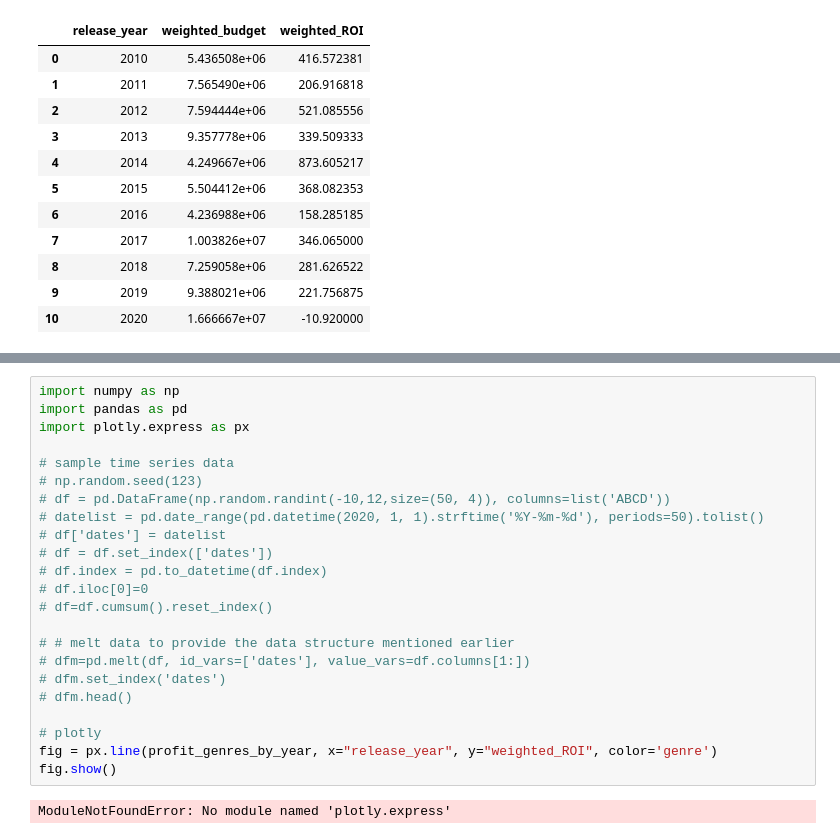
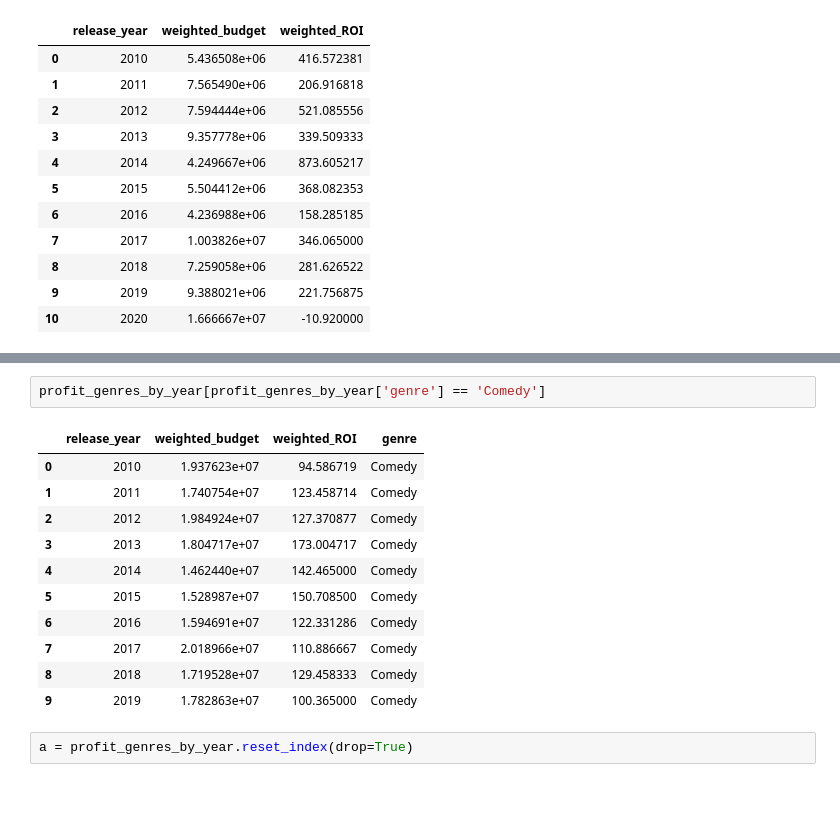
Before and after one commit to chrispfchung/mediaproject, a Jupyter notebook: Preprocessing API call Data (movieDB).ipynb, the cells around one changed output, grey strips where cells are left out. Saved outputs shown, nothing was run; the diff lists cells and outputs as text; blank space fills up the shorter version.

```diff
--- a/Preprocessing API call Data (movieDB).ipynb
+++ b/Preprocessing API call Data (movieDB).ipynb
@@ -589,25 +543,16 @@ ValueError: 'c' argument must either be valid as mpl color(s) or as numbers to b
-# %%
-import numpy as np
-import pandas as pd
-import plotly.express as px
-
-# sample time series data
-# np.random.seed(123)
-# df = pd.DataFrame(np.random.randint(-10,12,size=(50, 4)), columns=list('ABCD'))
-# datelist = pd.date_range(pd.datetime(2020, 1, 1).strftime('%Y-%m-%d'), periods=50).tolist()
-# df['dates'] = datelist
-# df = df.set_index(['dates'])
-# df.index = pd.to_datetime(df.index)
-# df.iloc[0]=0
-# df=df.cumsum().reset_index()
-
-# # melt data to provide the data structure mentioned earlier
-# dfm=pd.melt(df, id_vars=['dates'], value_vars=df.columns[1:])
-# dfm.set_index('dates')
-# dfm.head()
-
-# plotly
-fig = px.line(profit_genres_by_year, x="release_year", y="weighted_ROI", color='genre')
-fig.show()
-# %% [output]
-ModuleNotFoundError: No module named 'plotly.express'
+# %%
+profit_genres_by_year[profit_genres_by_year['genre'] == 'Comedy']
+# %% [output]
+|  | release_year | weighted_budget | weighted_ROI | genre |
+| 0 | 2010 | 1.937623e+07 | 94.586719 | Comedy |
+| 1 | 2011 | 1.740754e+07 | 123.458714 | Comedy |
+| 2 | 2012 | 1.984924e+07 | 127.370877 | Comedy |
+| 3 | 2013 | 1.804717e+07 | 173.004717 | Comedy |
+| 4 | 2014 | 1.462440e+07 | 142.465000 | Comedy |
+| 5 | 2015 | 1.528987e+07 | 150.708500 | Comedy |
+| 6 | 2016 | 1.594691e+07 | 122.331286 | Comedy |
+| 7 | 2017 | 2.018966e+07 | 110.886667 | Comedy |
+| 8 | 2018 | 1.719528e+07 | 129.458333 | Comedy |
+| 9 | 2019 | 1.782863e+07 | 100.365000 | Comedy |
+# %%
+a = profit_genres_by_year.reset_index(drop=True)
```
Also changed, not shown: parts of 7 cells of this notebook.
